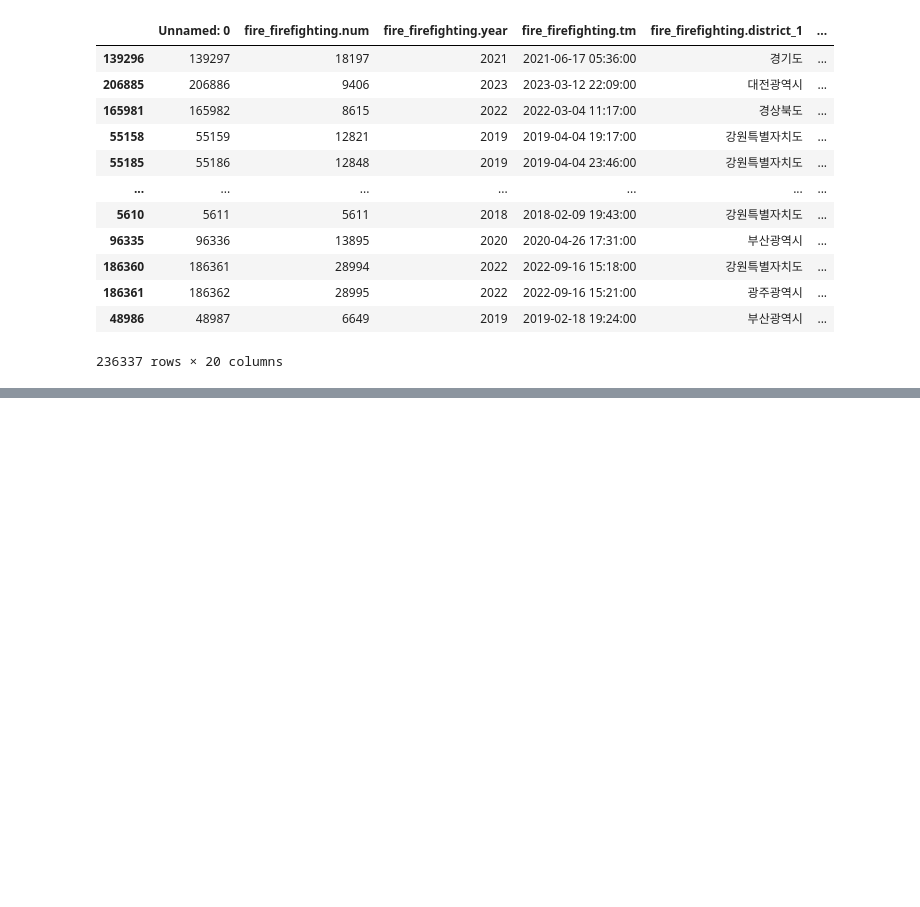
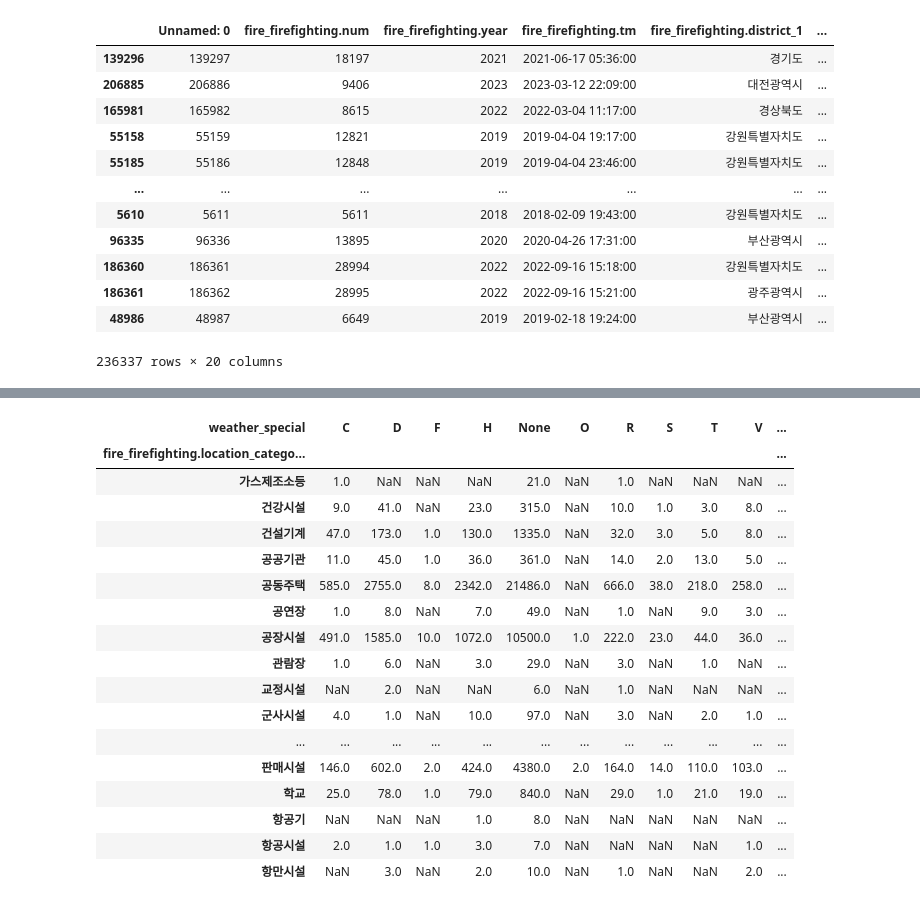
Before and after one commit to jennynoh/weather.go-data-contest, a Jupyter notebook: 상관관계.ipynb, the cells around one changed output, grey strips where cells are left out. Cells and saved outputs as stored; diff of their text form; code cells hidden in the pictures; blank space fills up the shorter version.

```diff
--- a/상관관계.ipynb
+++ b/상관관계.ipynb
@@ -148,0 +383,6 @@ fire_fighting_df.sort_values('fire_firefighting.property_damage', ascending=Fals
+# %%
+import pandas as pd
+import numpy as np
+
+fire_weather_df = pd.read_csv('fire+special_labeling.csv', encoding='EUC-KR')
+fire_weather_df
@@ -148,0 +635,3 @@ fire_fighting_df.sort_values('fire_firefighting.property_damage', ascending=Fals
+# %%
+dfDist_2 = fire_weather_df.groupby(['fire_firefighting.location_category_2','weather_special'])[['fire_firefighting.num']].count().reset_index()
+dfDist_2.sort_values('fire_firefighting.num', ascending=False)
@@ -148,0 +656,23 @@ fire_fighting_df.sort_values('fire_firefighting.property_damage', ascending=Fals
+# %%
+# pivot table - location category 2
+pivot_loc_2 = pd.pivot_table(dfDist_2, index='fire_firefighting.location_category_2', columns='weather_special', values='fire_firefighting.num')
+pivot_loc_2
+# %% [output]
+| weather_special | C | D | F | H | None | O | R | S | T | V | ... |
+| fire_firefighting.location_catego... |  |  |  |  |  |  |  |  |  |  | ... |
+| 가스제조소등 | 1.0 | NaN | NaN | NaN | 21.0 | NaN | 1.0 | NaN | NaN | NaN | ... |
+| 건강시설 | 9.0 | 41.0 | NaN | 23.0 | 315.0 | NaN | 10.0 | 1.0 | 3.0 | 8.0 | ... |
+| 건설기계 | 47.0 | 173.0 | 1.0 | 130.0 | 1335.0 | NaN | 32.0 | 3.0 | 5.0 | 8.0 | ... |
+| 공공기관 | 11.0 | 45.0 | 1.0 | 36.0 | 361.0 | NaN | 14.0 | 2.0 | 13.0 | 5.0 | ... |
+| 공동주택 | 585.0 | 2755.0 | 8.0 | 2342.0 | 21486.0 | NaN | 666.0 | 38.0 | 218.0 | 258.0 | ... |
+| 공연장 | 1.0 | 8.0 | NaN | 7.0 | 49.0 | NaN | 1.0 | NaN | 9.0 | 3.0 | ... |
+| 공장시설 | 491.0 | 1585.0 | 10.0 | 1072.0 | 10500.0 | 1.0 | 222.0 | 23.0 | 44.0 | 36.0 | ... |
+| 관람장 | 1.0 | 6.0 | NaN | 3.0 | 29.0 | NaN | 3.0 | NaN | 1.0 | NaN | ... |
+| 교정시설 | NaN | 2.0 | NaN | NaN | 6.0 | NaN | 1.0 | NaN | NaN | NaN | ... |
+| 군사시설 | 4.0 | 1.0 | NaN | 10.0 | 97.0 | NaN | 3.0 | NaN | 2.0 | 1.0 | ... |
+| ... | ... | ... | ... | ... | ... | ... | ... | ... | ... | ... | ... |
+| 판매시설 | 146.0 | 602.0 | 2.0 | 424.0 | 4380.0 | 2.0 | 164.0 | 14.0 | 110.0 | 103.0 | ... |
+| 학교 | 25.0 | 78.0 | 1.0 | 79.0 | 840.0 | NaN | 29.0 | 1.0 | 21.0 | 19.0 | ... |
+| 항공기 | NaN | NaN | NaN | 1.0 | 8.0 | NaN | NaN | NaN | NaN | NaN | ... |
+| 항공시설 | 2.0 | 1.0 | 1.0 | 3.0 | 7.0 | NaN | NaN | NaN | NaN | 1.0 | ... |
+| 항만시설 | NaN | 3.0 | NaN | 2.0 | 10.0 | NaN | 1.0 | NaN | NaN | 2.0 | ... |
```
Also changed, not shown: parts of 84 cells of this notebook, 16 other files.
